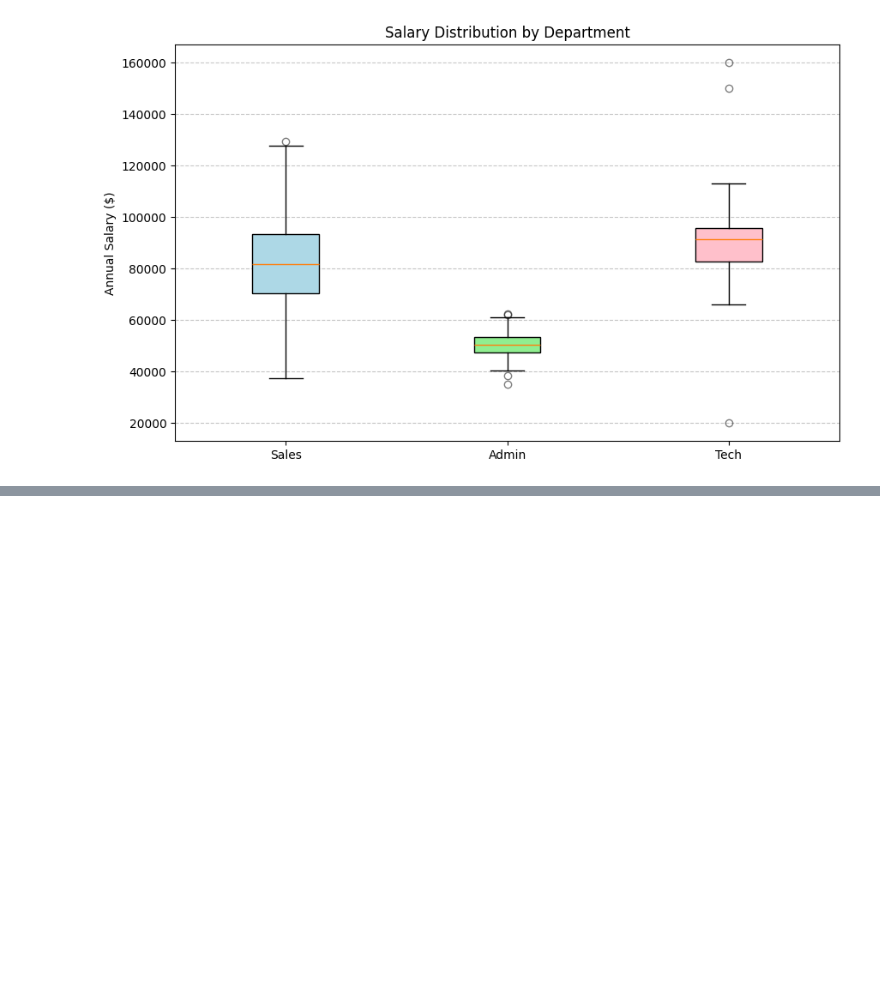
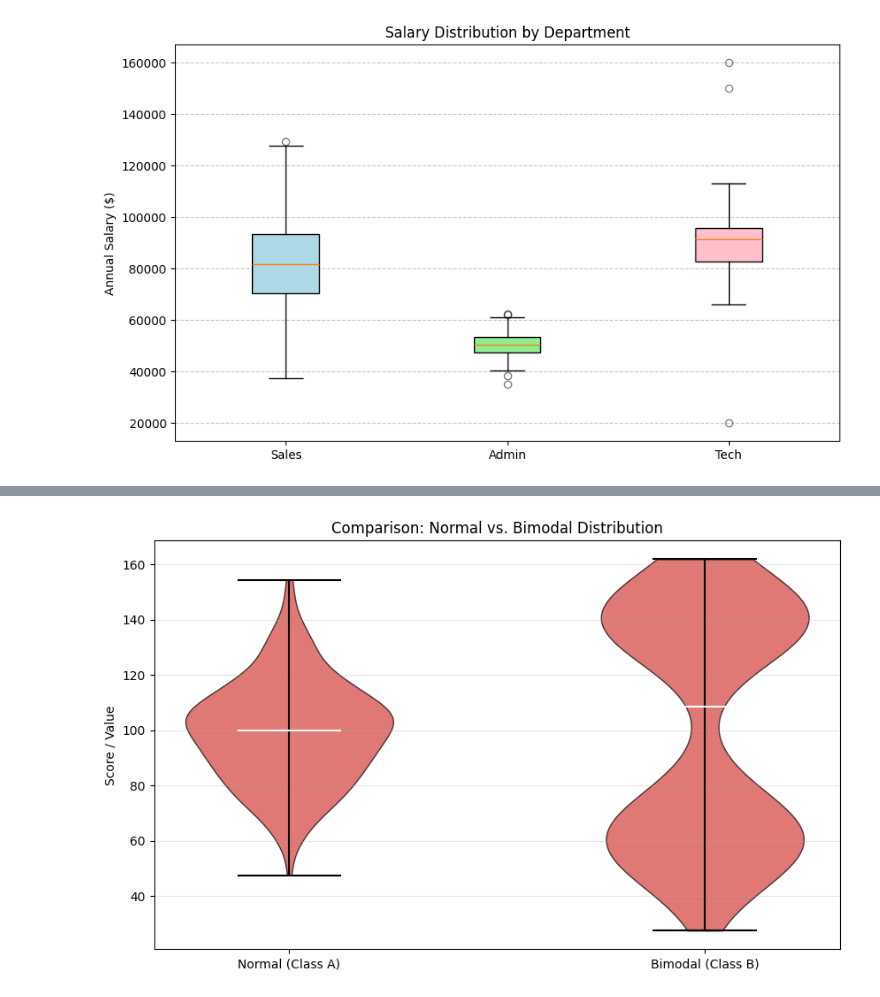
Before and after one commit to Subodhoraw/Python-revive, a Jupyter notebook: Q&A/python_details/matplotlibd/advancedmatplotlinb.ipynb, the cells around one changed output, grey strips where cells are left out. Cells and saved outputs as stored; diff of their text form; code cells hidden in the pictures; blank space fills up the shorter version.

Commit message:
we are about to complete matplotlib

```diff
--- a/Q&A/python_details/matplotlibd/advancedmatplotlinb.ipynb
+++ b/Q&A/python_details/matplotlibd/advancedmatplotlinb.ipynb
@@ -62,0 +101,55 @@ tech.
+# %%
+import matplotlib.pyplot as plt
+import numpy as np
+
+# ==========================================
+# 1. Generate Data with Different Shapes
+# ==========================================
+np.random.seed(42)
+
+# Normal Distribution (The "Bell Curve")
+# e.g., Heights of people
+data_normal = np.random.normal(100, 20, 200)
+
+# Bimodal Distribution (Two Peaks)
+# e.g., Customer spending (Budget shoppers vs. Luxury shoppers)
+data_bimodal = np.concatenate([
+    np.random.normal(60, 10, 100),  # Group 1 (Low)
+    np.random.normal(140, 10, 100)  # Group 2 (High)
+])
+
+data_combined = [data_normal, data_bimodal]
+
+# ==========================================
+# 2. Create the Violin Plot
+# ==========================================
+fig, ax = plt.subplots(figsize=(10, 6))
+
+# showmeans=False, showmedians=True (Show the middle line)
+parts = ax.violinplot(data_combined, showmedians=True, showextrema=True)
+
+# ==========================================
+# 3. Custom Styling (Making it Readable)
+# ==========================================
+# Matplotlib returns a dictionary of parts that we can color
+for pc in parts['bodies']:
+    pc.set_facecolor('#D43F3A')
+    pc.set_edgecolor('black')
+    pc.set_alpha(0.7)
+
+# Style the lines (Min/Max/Median)
+parts['cmedians'].set_color('white') # Make median white so it pops
+parts['cmins'].set_color('black')
+parts['cmaxes'].set_color('black')
+parts['cbars'].set_color('black')
+
+# Context
+ax.set_title('Comparison: Normal vs. Bimodal Distribution')
+ax.set_xticks([1, 2])
+ax.set_xticklabels(['Normal (Class A)', 'Bimodal (Class B)'])
+ax.set_ylabel('Score / Value')
+ax.grid(True, axis='y', alpha=0.3)
+
+plt.show()
+# %% [output]
+[figure, added]
```
Also changed, not shown: parts of 7 cells of this notebook.
